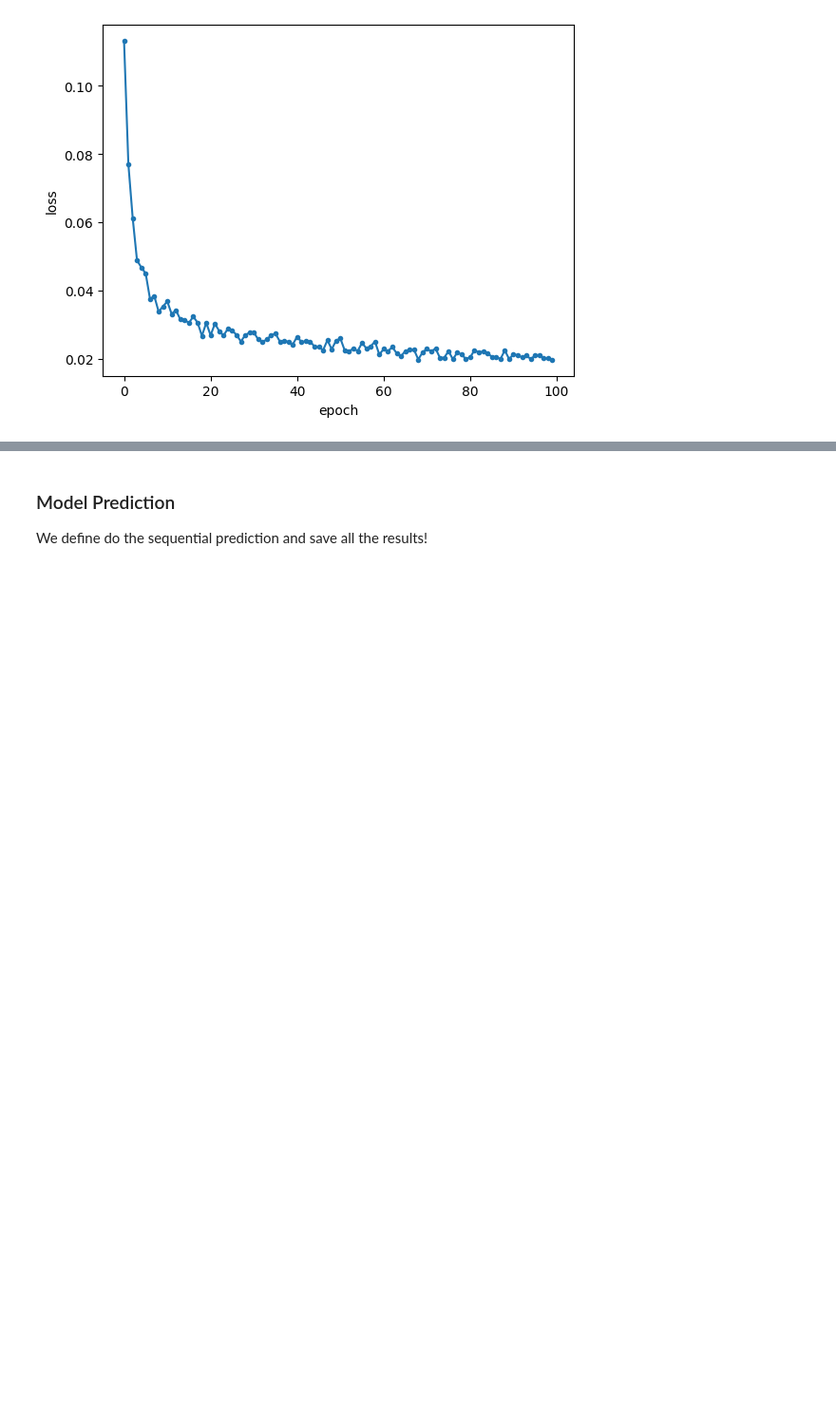
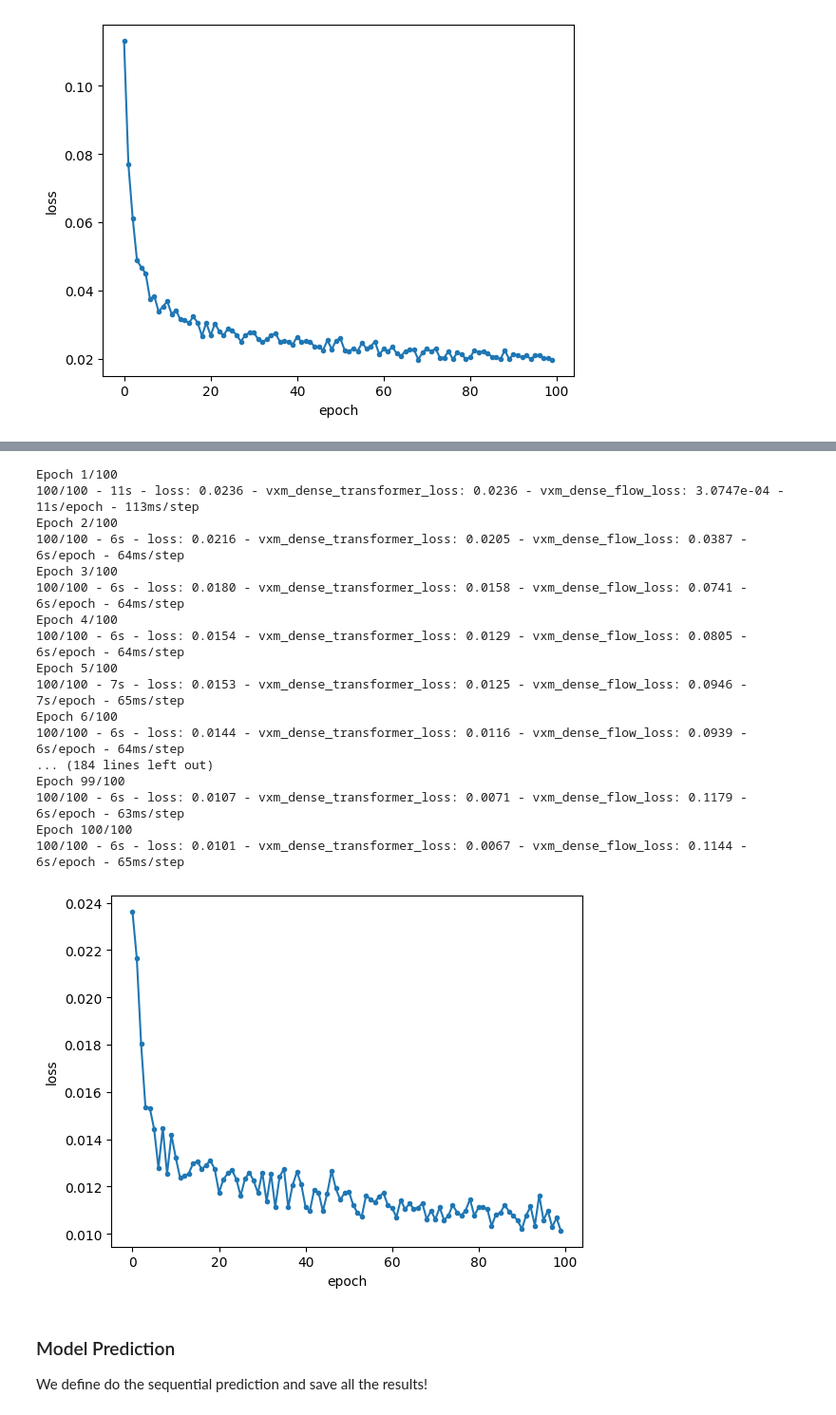
Before and after one commit to Arielogg/MLDM-Project-23, a Jupyter notebook: source/registration/deformation_field_method/deformation_field_registration.ipynb, the cells around one changed output, grey strips where cells are left out. Shown at 95% size. Saved outputs shown, nothing was run; the diff lists cells and outputs as text; code cells hidden in the pictures; blank space fills up the shorter version.

```diff
--- a/source/registration/deformation_field_method/deformation_field_registration.ipynb
+++ b/source/registration/deformation_field_method/deformation_field_registration.ipynb
@@ -256,7 +272,26 @@ Epoch 100/100
 # %%
 # Finally, with the laset 20_2 dataset
-#hist_20_2 = vxm_model_20_2.fit(train_generator_20_2, epochs=nb_epochs, steps_per_epoch=steps_per_epoch, verbose=2)
-#plot_history(hist_20_2)
+hist_20_2 = vxm_model_20_2.fit(train_generator_20_2, epochs=nb_epochs, steps_per_epoch=steps_per_epoch, verbose=2)
+plot_history(hist_20_2)
+# %% [output]
+Epoch 1/100
+100/100 - 11s - loss: 0.0236 - vxm_dense_transformer_loss: 0.0236 - vxm_dense_flow_loss: 3.0747e-04 - 11s/epoch - 113ms/step
+Epoch 2/100
+100/100 - 6s - loss: 0.0216 - vxm_dense_transformer_loss: 0.0205 - vxm_dense_flow_loss: 0.0387 - 6s/epoch - 64ms/step
+Epoch 3/100
+100/100 - 6s - loss: 0.0180 - vxm_dense_transformer_loss: 0.0158 - vxm_dense_flow_loss: 0.0741 - 6s/epoch - 64ms/step
+Epoch 4/100
+100/100 - 6s - loss: 0.0154 - vxm_dense_transformer_loss: 0.0129 - vxm_dense_flow_loss: 0.0805 - 6s/epoch - 64ms/step
+Epoch 5/100
+100/100 - 7s - loss: 0.0153 - vxm_dense_transformer_loss: 0.0125 - vxm_dense_flow_loss: 0.0946 - 7s/epoch - 65ms/step
+Epoch 6/100
+100/100 - 6s - loss: 0.0144 - vxm_dense_transformer_loss: 0.0116 - vxm_dense_flow_loss: 0.0939 - 6s/epoch - 64ms/step
+... (184 lines left out)
+Epoch 99/100
+100/100 - 6s - loss: 0.0107 - vxm_dense_transformer_loss: 0.0071 - vxm_dense_flow_loss: 0.1179 - 6s/epoch - 63ms/step
+Epoch 100/100
+100/100 - 6s - loss: 0.0101 - vxm_dense_transformer_loss: 0.0067 - vxm_dense_flow_loss: 0.1144 - 6s/epoch - 65ms/step
+[figure, added]
 # %% [markdown]
 ### Model Prediction
 We define do the sequential prediction and save all the results!
```
Also changed, not shown: parts of 10 cells of this notebook.
